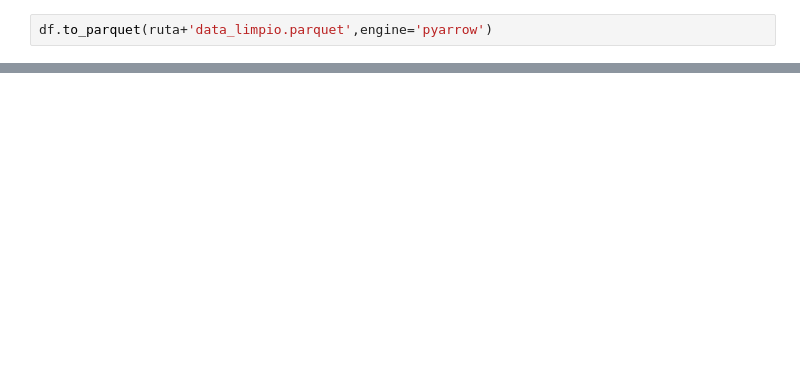
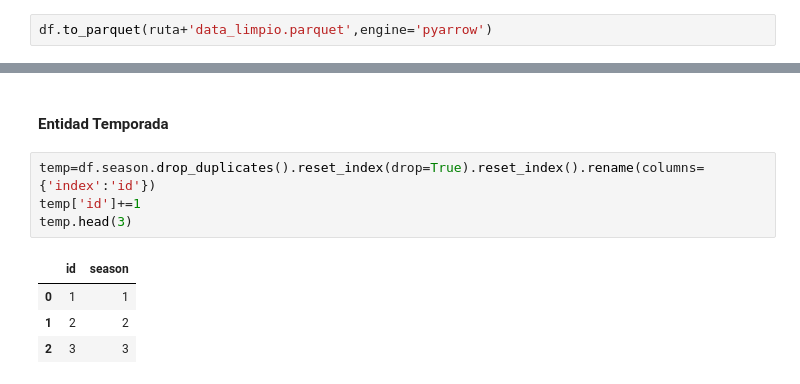
Before and after one commit to alesm99/TheSimpsons, a Jupyter notebook: ETL_TheSimpsons.ipynb, the cells around one changed output, grey strips where cells are left out. Saved outputs shown, nothing was run; the diff lists cells and outputs as text; blank space fills up the shorter version.

```diff
--- a/ETL_TheSimpsons.ipynb
+++ b/ETL_TheSimpsons.ipynb
@@ -393,0 +428,11 @@ df.to_parquet(ruta+'data_limpio.parquet',engine='pyarrow')
+# %% [markdown]
+#### Entidad Temporada
+# %%
+temp=df.season.drop_duplicates().reset_index(drop=True).reset_index().rename(columns={'index':'id'})
+temp['id']+=1
+temp.head(3)
+# %% [output]
+|  | id | season |
+| 0 | 1 | 1 |
+| 1 | 2 | 2 |
+| 2 | 3 | 3 |
```
Also changed, not shown: parts of 37 cells of this notebook, 3 other files.
